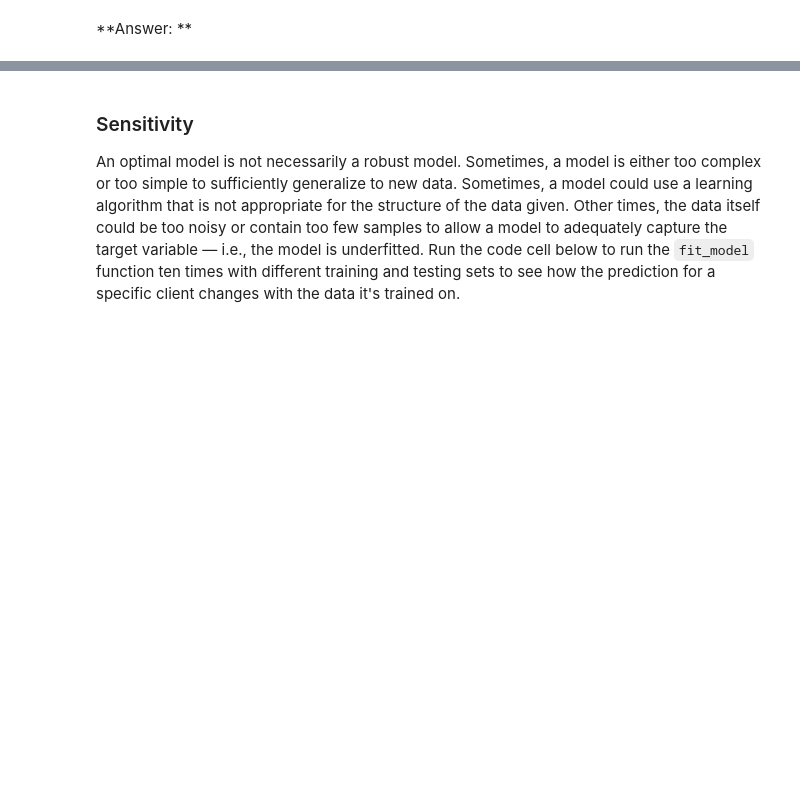
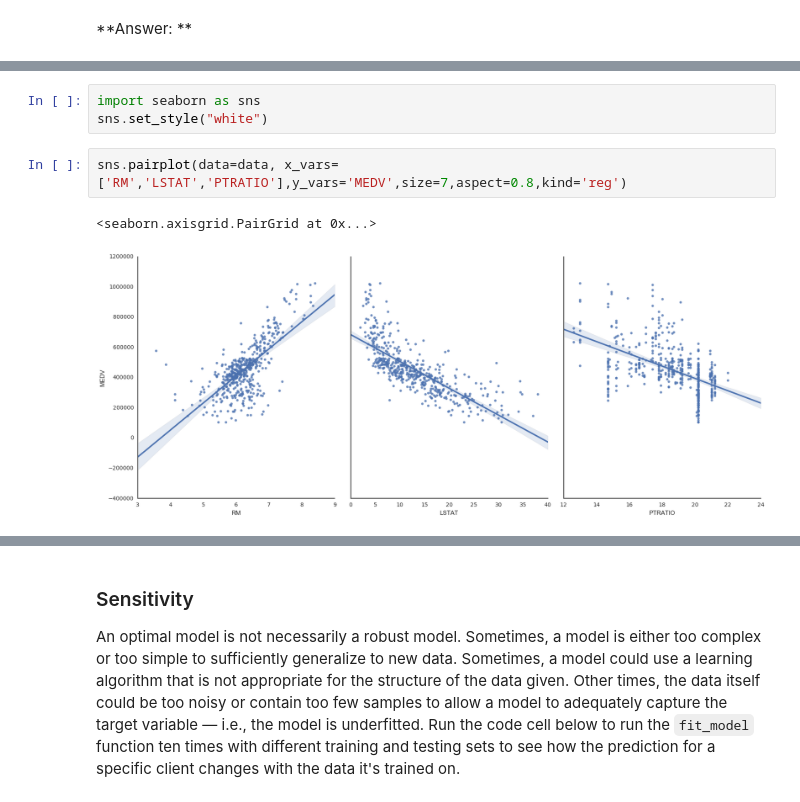
Before and after one commit to etheleon/data-science-for-fun, a Jupyter notebook: boston_housing/boston_housing.ipynb, the cells around one changed output, grey strips where cells are left out. Drawn from its saved outputs; the diff is of its cells as text; blank space fills up the shorter version.

```diff
--- a/boston_housing/boston_housing.ipynb
+++ b/boston_housing/boston_housing.ipynb
@@ -337,0 +380,8 @@ for i, price in enumerate(reg.predict(client_data)):
+# %%
+import seaborn as sns
+sns.set_style("white")
+# %%
+sns.pairplot(data=data, x_vars=['RM','LSTAT','PTRATIO'],y_vars='MEDV',size=7,aspect=0.8,kind='reg')
+# %% [output]
+<seaborn.axisgrid.PairGrid at 0x...>
+[figure, added]
```
Also changed, not shown: parts of 13 cells of this notebook, 1 other file.
